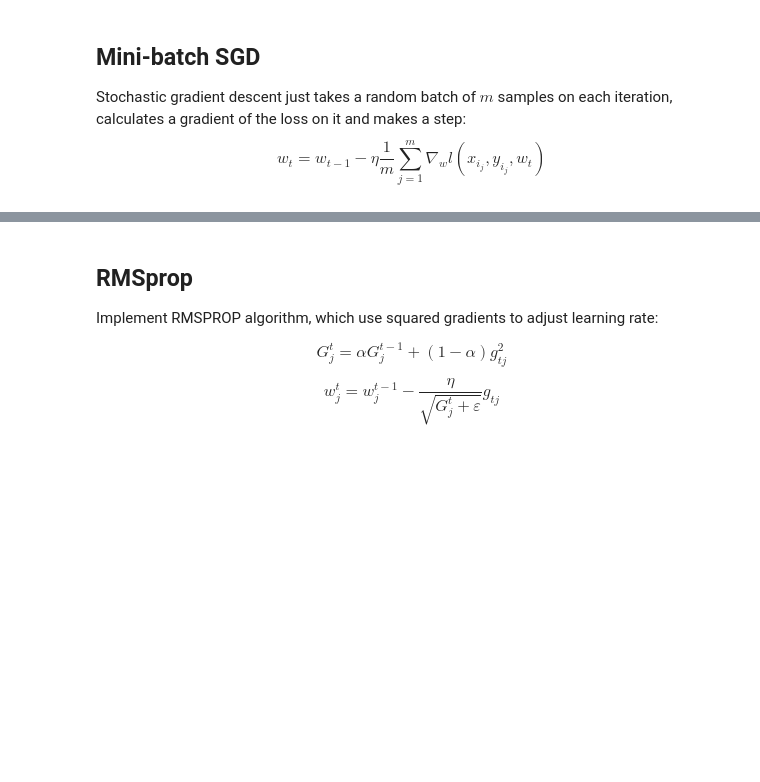
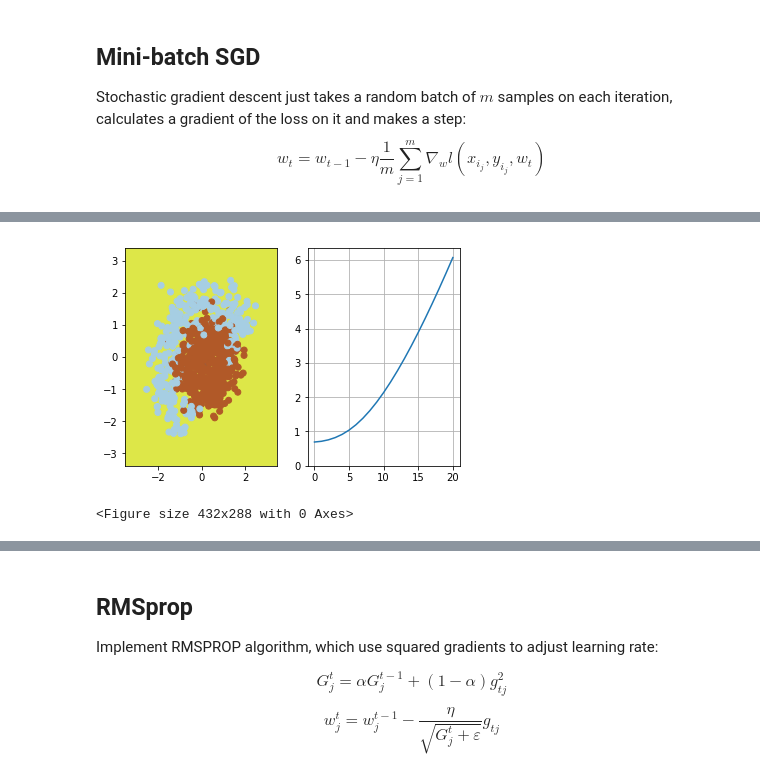
Before and after one commit to push-95/Advanced-Machine-Learning-Specialization-Coursera, a Jupyter notebook: course1-intro-to-dl/week1/week01_pa.ipynb, the cells around one changed output, grey strips where cells are left out. Cells and saved outputs as stored; diff of their text form; code cells hidden in the pictures; blank space fills up the shorter version.

```diff
--- a/course1-intro-to-dl/week1/week01_pa.ipynb
+++ b/course1-intro-to-dl/week1/week01_pa.ipynb
@@ -271,27 +283,33 @@ $$ w_t = w_{t-1} - \nu_t$$
 # %%
 # please use np.random.seed(42), eta=0.05, alpha=0.9, n_iter=100 and batch_size=4 for deterministic results
 np.random.seed(42)
 w = np.array([0, 0, 0, 0, 0, 1])
 
 eta = 0.05 # learning rate
 alpha = 0.9 # momentum
 nu = np.zeros_like(w)
 
 n_iter = 100
 batch_size = 4
 loss = np.zeros(n_iter)
 plt.figure(figsize=(12, 5))
 
 for i in range(n_iter):
     ind = np.random.choice(X_expanded.shape[0], batch_size)
     loss[i] = compute_loss(X_expanded, y, w)
     if i % 10 == 0:
         visualize(X_expanded[ind, :], y[ind], w, loss)
 
     # TODO:<your code here>
+    grad = compute_grad(X_expanded,y,w)
+    nu = alpha*nu - eta*compute_grad(X_expanded,y,w)
+    w = w - nu
 
 visualize(X, y, w, loss)
 plt.clf()
+# %% [output]
+[figure, added]
+<Figure size 432x288 with 0 Axes>
 # %%
 # use output of this cell to fill answer field
 
```
Also changed, not shown: parts of 7 cells of this notebook.
